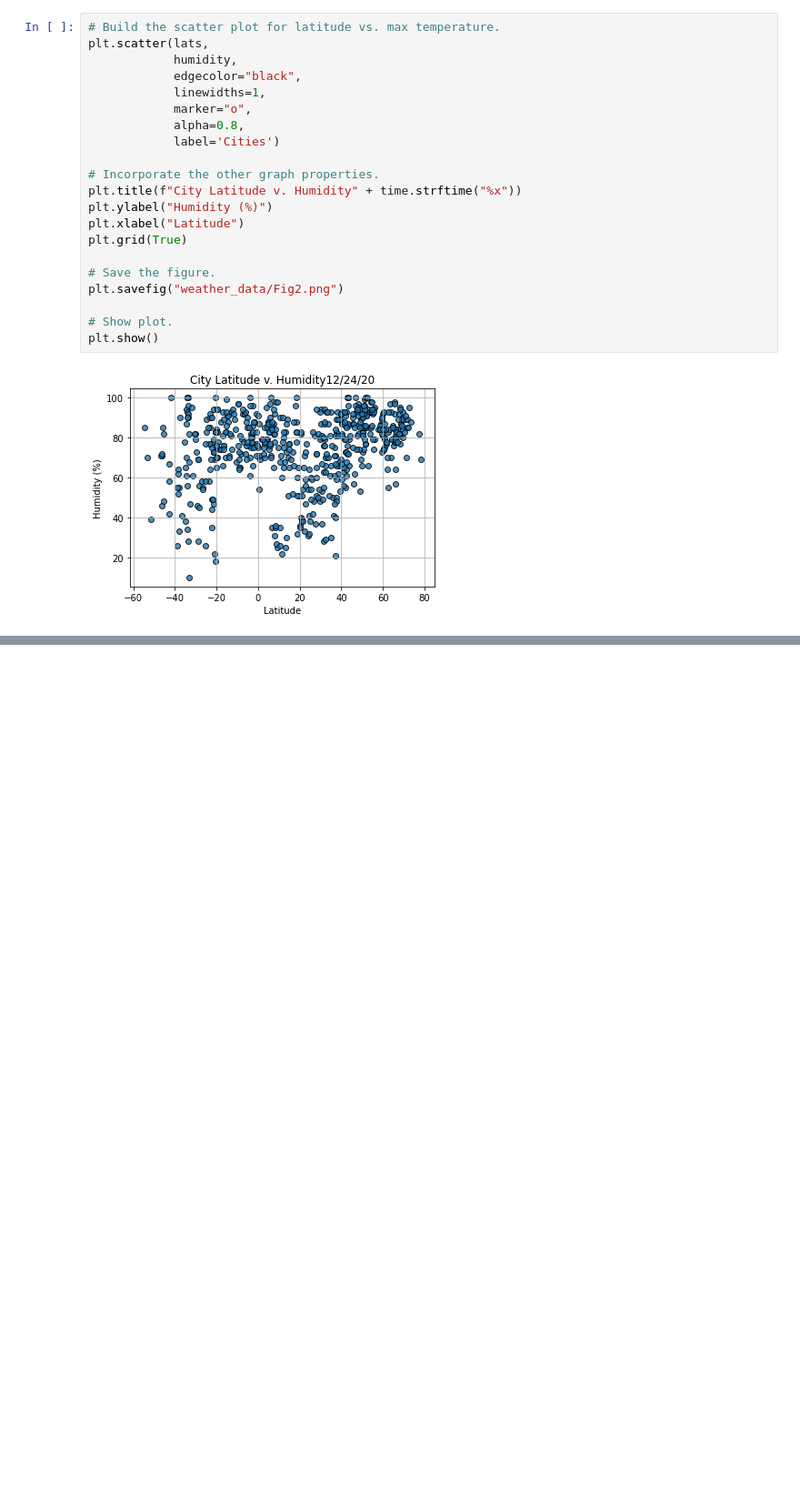
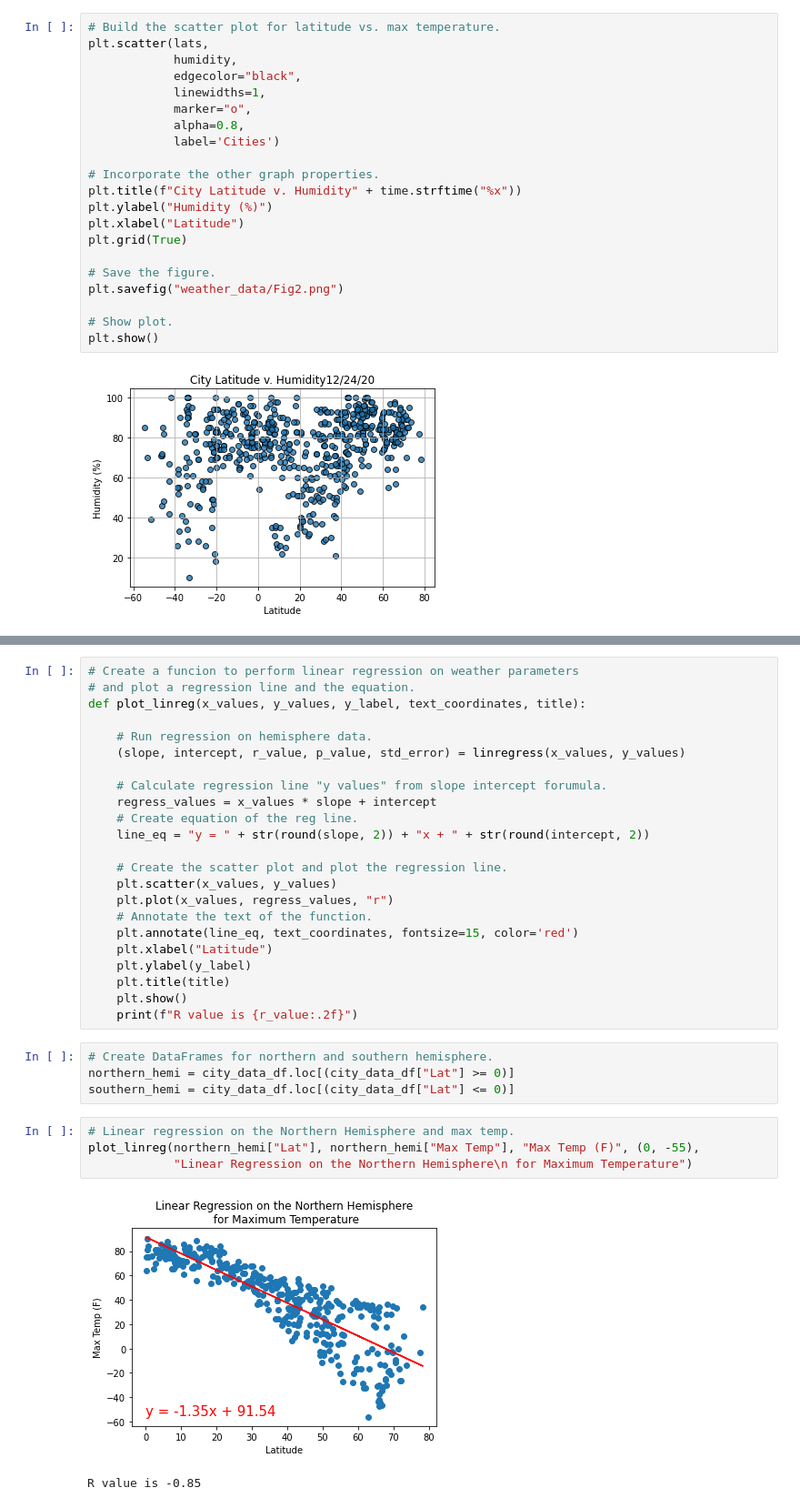
Before and after one commit to ed12rivera/World_Weather_Analysis, a Jupyter notebook: WeatherPy.ipynb, the cells around one changed output, grey strips where cells are left out. Shown: that part at 91% size. Saved outputs shown, nothing was run; the diff lists cells and outputs as text; blank space fills up the shorter version.

```diff
--- a/WeatherPy.ipynb
+++ b/WeatherPy.ipynb
@@ -224,0 +280,34 @@ plt.show()
+# %%
+# Create a funcion to perform linear regression on weather parameters
+# and plot a regression line and the equation.
+def plot_linreg(x_values, y_values, y_label, text_coordinates, title):
+
+    # Run regression on hemisphere data.
+    (slope, intercept, r_value, p_value, std_error) = linregress(x_values, y_values)
+
+    # Calculate regression line "y values" from slope intercept forumula.
+    regress_values = x_values * slope + intercept
+    # Create equation of the reg line.
+    line_eq = "y = " + str(round(slope, 2)) + "x + " + str(round(intercept, 2))
+
+    # Create the scatter plot and plot the regression line.
+    plt.scatter(x_values, y_values)
+    plt.plot(x_values, regress_values, "r")
+    # Annotate the text of the function.
+    plt.annotate(line_eq, text_coordinates, fontsize=15, color='red')
+    plt.xlabel("Latitude")
+    plt.ylabel(y_label)
+    plt.title(title)
+    plt.show()
+    print(f"R value is {r_value:.2f}")
+# %%
+# Create DataFrames for northern and southern hemisphere.
+northern_hemi = city_data_df.loc[(city_data_df["Lat"] >= 0)]
+southern_hemi = city_data_df.loc[(city_data_df["Lat"] <= 0)]
+# %%
+# Linear regression on the Northern Hemisphere and max temp.
+plot_linreg(northern_hemi["Lat"], northern_hemi["Max Temp"], "Max Temp (F)", (0, -55),
+            "Linear Regression on the Northern Hemisphere\n for Maximum Temperature")
+# %% [output]
+[figure, added]
+R value is -0.85
```
Also changed, not shown: parts of 16 cells of this notebook, 5 other files.
